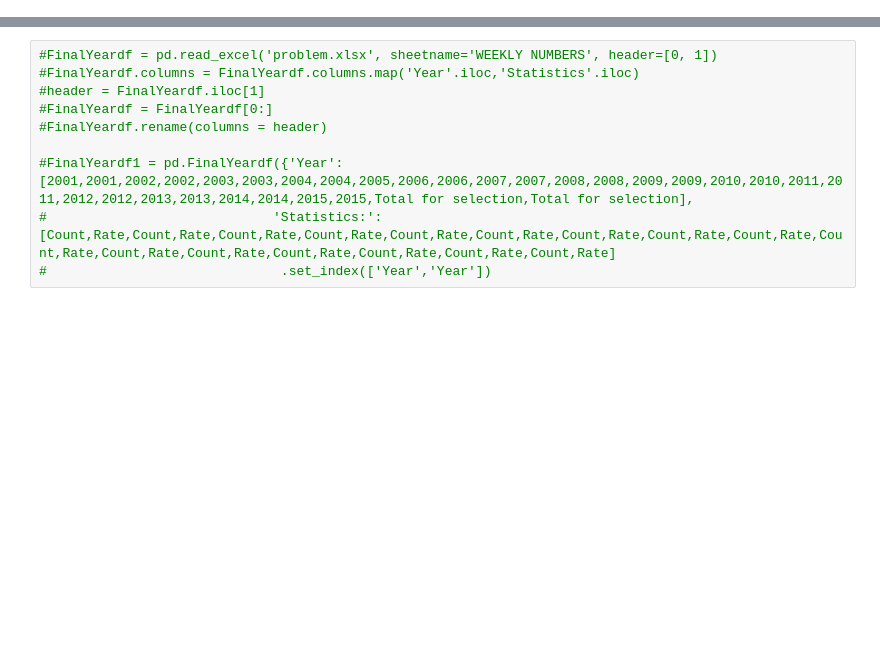
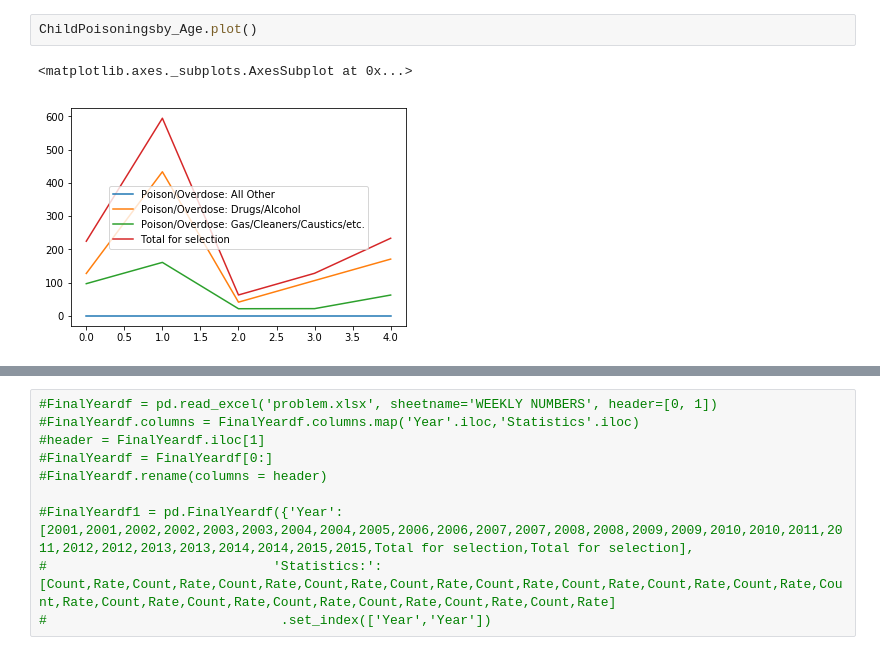
Before and after one commit to tmatoushek/PoisonProject_WashU_TTh, a Jupyter notebook: poison_starter_code-Copy1.ipynb, the cells around one changed output, grey strips where cells are left out. Drawn from its saved outputs; the diff is of its cells as text; blank space fills up the shorter version.

```diff
--- a/poison_starter_code-Copy1.ipynb
+++ b/poison_starter_code-Copy1.ipynb
@@ -67,0 +88,5 @@ ChildPoisoningsby_Yeardrop
+# %%
+ChildPoisoningsby_Age.plot()
+# %% [output]
+<matplotlib.axes._subplots.AxesSubplot at 0x...>
+[figure, added]
```
Also changed, not shown: parts of 46 cells of this notebook, 5 other files.
